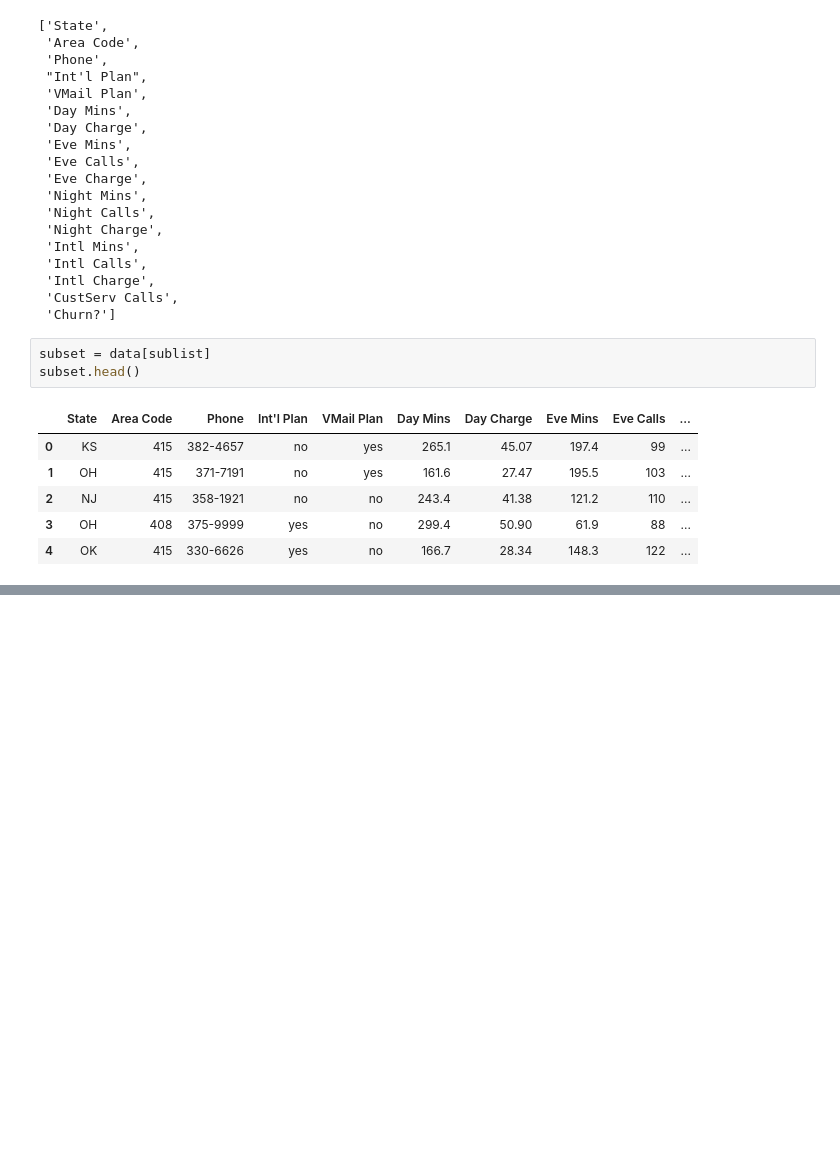
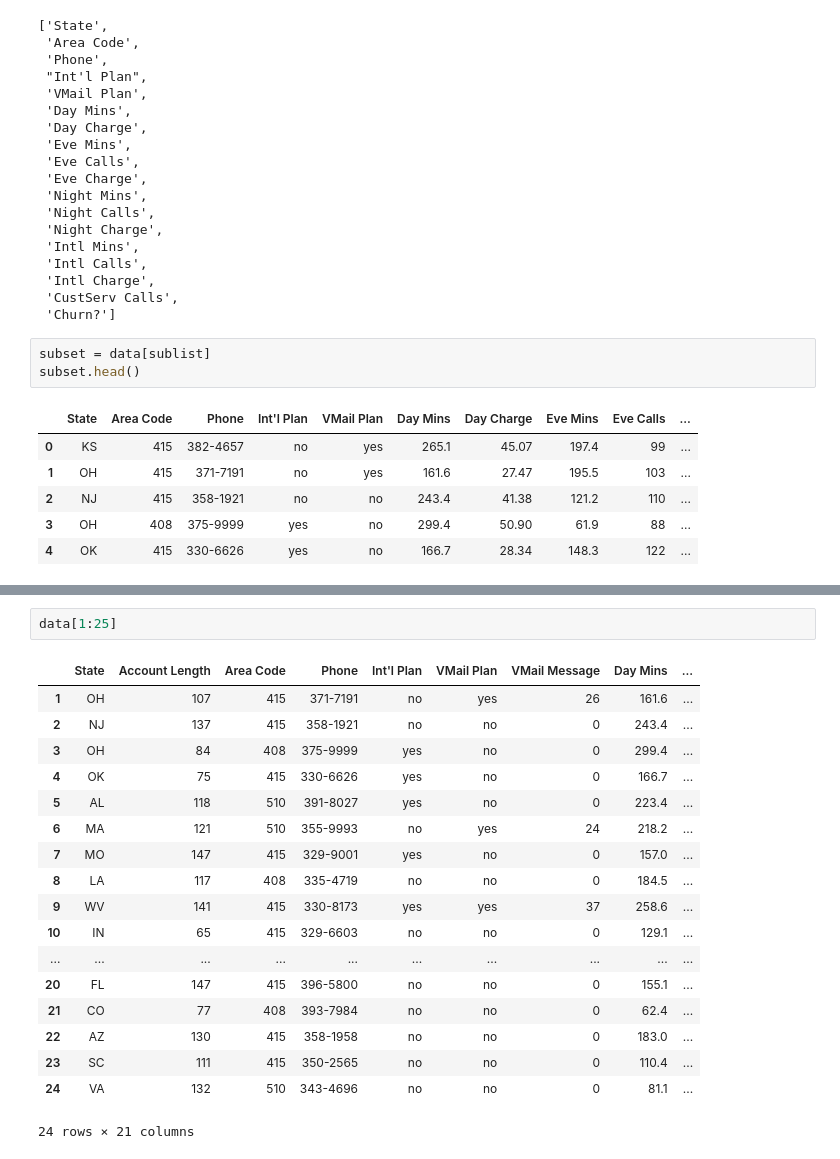
Before and after one commit to ososuna/python-ml, a Jupyter notebook: notebooks/T2 - 1 - Data Cleaning - Data Wrangling.ipynb, the cells around one changed output, grey strips where cells are left out. Drawn from its saved outputs; the diff is of its cells as text; blank space fills up the shorter version.

Commit message:
Notebooks de data wrangling

```diff
--- a/notebooks/T2 - 1 - Data Cleaning - Data Wrangling.ipynb
+++ b/notebooks/T2 - 1 - Data Cleaning - Data Wrangling.ipynb
@@ -135,0 +136,21 @@ data[sublist].head()
+# %%
+data[1:25]
+# %% [output]
+|  | State | Account Length | Area Code | Phone | Int'l Plan | VMail Plan | VMail Message | Day Mins | ... |
+| 1 | OH | 107 | 415 | 371-7191 | no | yes | 26 | 161.6 | ... |
+| 2 | NJ | 137 | 415 | 358-1921 | no | no | 0 | 243.4 | ... |
+| 3 | OH | 84 | 408 | 375-9999 | yes | no | 0 | 299.4 | ... |
+| 4 | OK | 75 | 415 | 330-6626 | yes | no | 0 | 166.7 | ... |
+| 5 | AL | 118 | 510 | 391-8027 | yes | no | 0 | 223.4 | ... |
+| 6 | MA | 121 | 510 | 355-9993 | no | yes | 24 | 218.2 | ... |
+| 7 | MO | 147 | 415 | 329-9001 | yes | no | 0 | 157.0 | ... |
+| 8 | LA | 117 | 408 | 335-4719 | no | no | 0 | 184.5 | ... |
+| 9 | WV | 141 | 415 | 330-8173 | yes | yes | 37 | 258.6 | ... |
+| 10 | IN | 65 | 415 | 329-6603 | no | no | 0 | 129.1 | ... |
+| ... | ... | ... | ... | ... | ... | ... | ... | ... | ... |
+| 20 | FL | 147 | 415 | 396-5800 | no | no | 0 | 155.1 | ... |
+| 21 | CO | 77 | 408 | 393-7984 | no | no | 0 | 62.4 | ... |
+| 22 | AZ | 130 | 415 | 358-1958 | no | no | 0 | 183.0 | ... |
+| 23 | SC | 111 | 415 | 350-2565 | no | no | 0 | 110.4 | ... |
+| 24 | VA | 132 | 510 | 343-4696 | no | no | 0 | 81.1 | ... |
+24 rows × 21 columns
```
Also changed, not shown: parts of 22 cells of this notebook.
